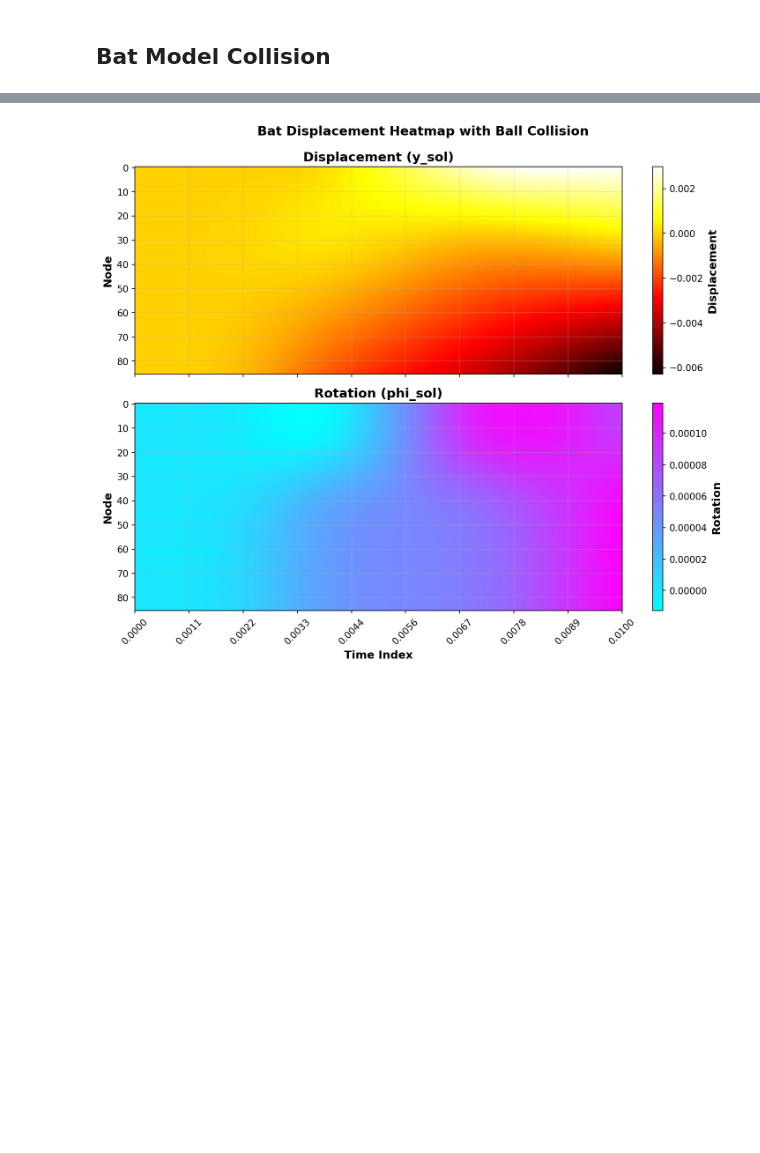
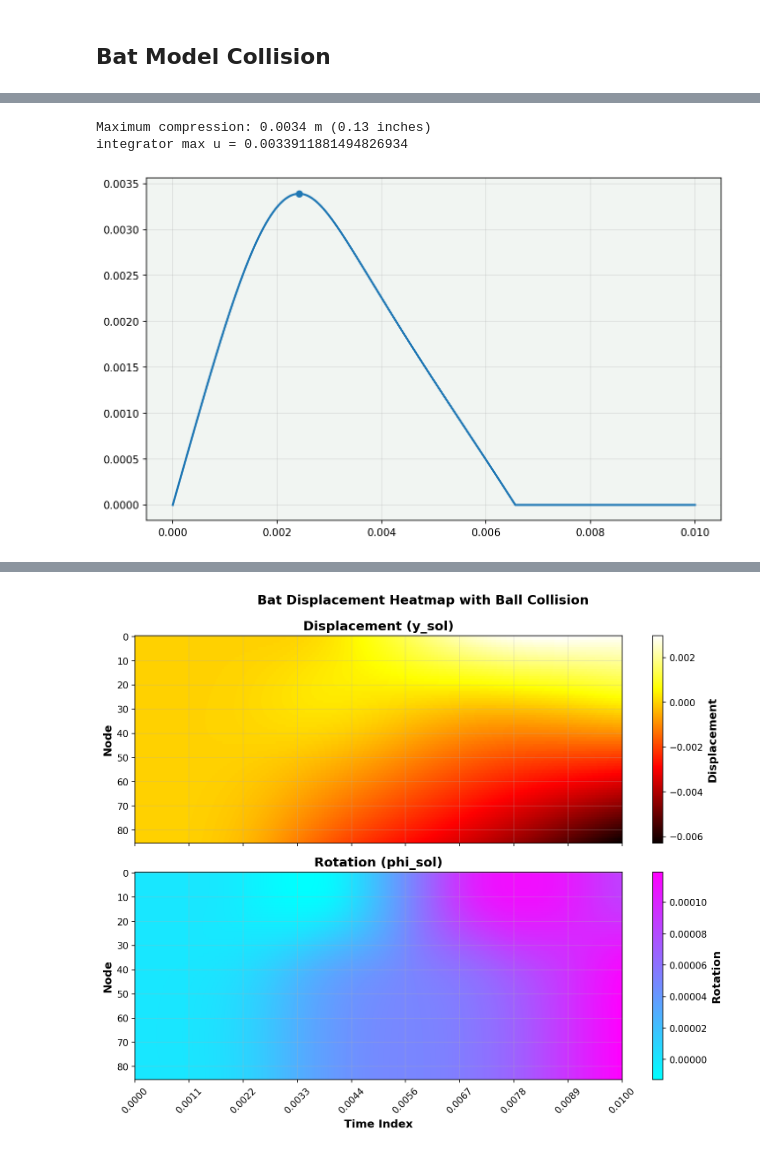
Before and after one commit to navawolfish/bat-ball-collision-model, a Jupyter notebook: intgrate_ball.ipynb, the cells around one changed output, grey strips where cells are left out. Saved outputs shown, nothing was run; the diff lists cells and outputs as text; code cells hidden in the pictures; blank space fills up the shorter version.

```diff
--- a/intgrate_ball.ipynb
+++ b/intgrate_ball.ipynb
@@ -46,0 +65,10 @@ fig, ax = plot_ball_collision_dynamics(standard_bat.ball, title='Ball Collision
+# %%
+plt.plot(ball.t, ball.u)
+print(f"Maximum compression: {ball.u[max_comp]:.4f} m ({m_to_inches(ball.u[max_comp]):.2f} inches)")
+print(f"integrator max u = {ball.max_u}")
+plt.scatter(ball.t[max_comp], ball.u[max_comp])
+plt.show()
+# %% [output]
+Maximum compression: 0.0034 m (0.13 inches)
+integrator max u = 0.0033911881494826934
+[figure, added]
```
Also changed, not shown: parts of 4 cells of this notebook, 7 other files.
